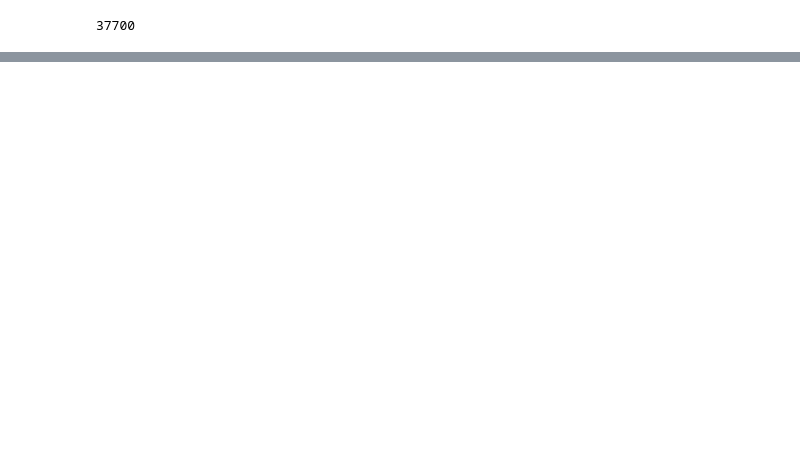
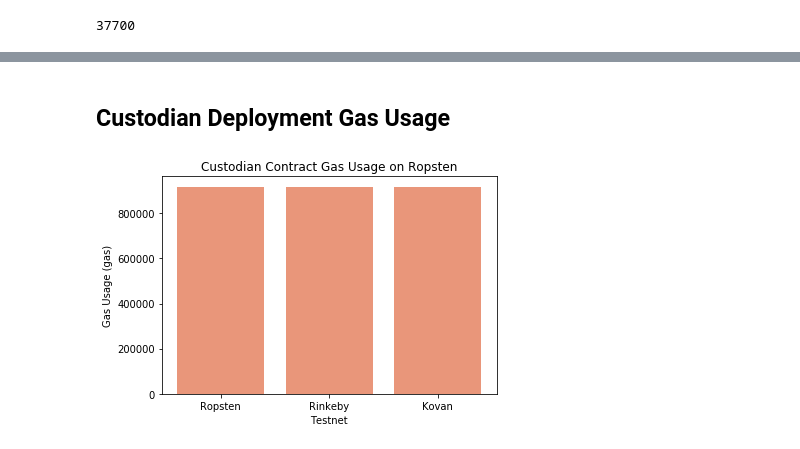
Before and after one commit to Turing-Space/cryBlock-Hierarchical-interactions-between-Ethereum-smart-contracts-across-Testnets, a Jupyter notebook: plot/data_processor.ipynb, the cells around one changed output, grey strips where cells are left out. Cells and saved outputs as stored; diff of their text form; code cells hidden in the pictures; blank space fills up the shorter version.

Commit message:
compete all the graphs

```diff
--- a/plot/data_processor.ipynb
+++ b/plot/data_processor.ipynb
@@ -52,3 +38,6 @@ Rinkeby 5
 df_ans['Ropsten']['5']['gas']
 # %% [output]
 37700
+# %%
+# Testnet / Exp 1 / (avg, std, gas)
+Data = df_ans
@@ -54,0 +46,30 @@ df_ans['Ropsten']['5']['gas']
+# %%
+TEST_NETS = ["Ropsten", "Rinkeby", "Kovan"]
+
+NUM_1_TO_10 = range(10)
+NUM_2_TO_4 = [2,3,4]
+NUM_5_TO_10 = range(5,11)
+
+STR_1_TO_10 = [str(x) for x in NUM_1_TO_10]
+STR_2_TO_4 = [str(x) for x in NUM_2_TO_4]
+STR_5_TO_10 = [str(x) for x in NUM_5_TO_10]
+
+CLIENT_NUM_1_TO_100 = [1,5,10,20,50,100]
+CLIENT_NUM_1_TO_10 = [1,5,10]
+
+CLIENT_STR_1_TO_100 = [str(x) for x in [1,5,10,20,50,100]]
+CLIENT_STR_1_TO_10 = [str(x) for x in [1,5,10]]
+# %%
+# Define a function for a bar plot
+def barplot(x_data, y_data, error_data, x_label, y_label, title, set_color):
+    _, ax = plt.subplots()
+#     ax.set_xticklabels(x_data)
+#     ax.bar(x_data, y_data, color = set_color, align = 'center')
+    ax.bar(range(len(y_data)), y_data, color = set_color, align = 'center', tick_label=x_data)
+
+    if (error_data != 'None'):
+        ax.errorbar(range(len(y_data)), y_data, yerr = error_data, color = '#297083', ls = 'none', lw = 2, capthick = 2)
+    ax.set_ylabel(y_label)
+    ax.set_xlabel(x_label)
+#     ax.set_xticklabels(x_data)  # Make x-axis NOT sort
+    ax.set_title(title)
@@ -54,0 +89,13 @@ df_ans['Ropsten']['5']['gas']
+# %% [markdown]
+## Custodian Deployment Gas Usage
+# %%
+barplot(x_data = TEST_NETS
+        , y_data = [Data["Ropsten"]['1']['gas'] for net in TEST_NETS]
+        , error_data = 'None'
+        , x_label = 'Testnet'
+        , y_label = 'Gas Usage (gas)'
+        , title = 'Custodian Contract Gas Usage on ' + "Ropsten"
+        , set_color = 'darksalmon')
+plt.show()
+# %% [output]
+[figure, added]
```
Also changed, not shown: parts of 14 cells of this notebook, 11 other files.
